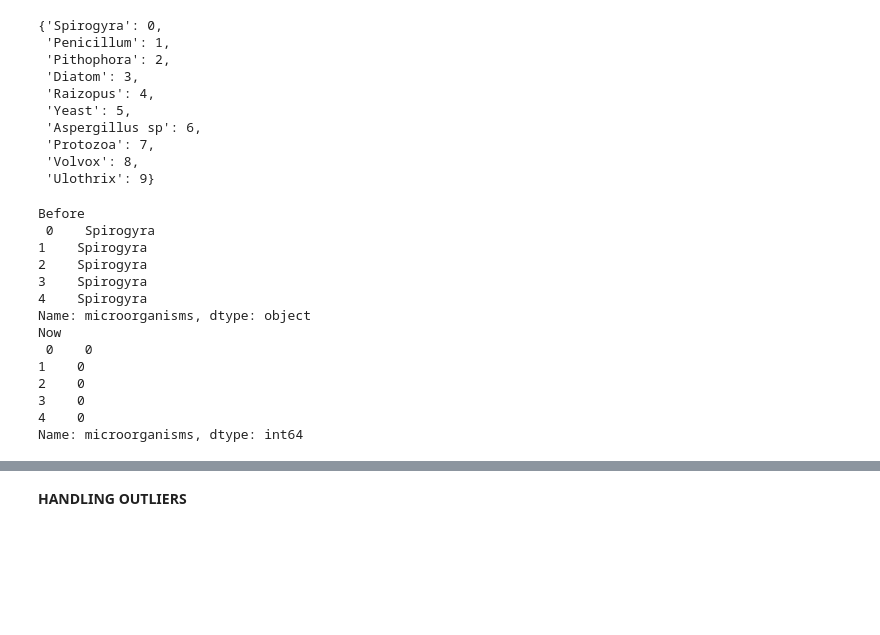
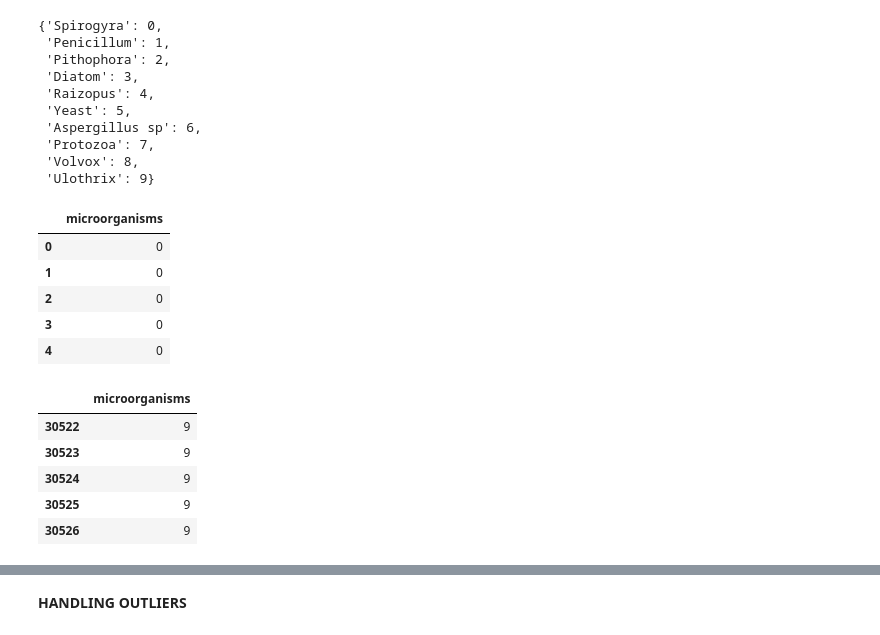
Before and after one commit to N0t10n/Microbes_classification, a Jupyter notebook: model.ipynb, the cells around one changed output, grey strips where cells are left out. Cells and saved outputs as stored; diff of their text form; code cells hidden in the pictures; blank space fills up the shorter version.

```diff
--- a/model.ipynb
+++ b/model.ipynb
@@ -82,21 +82,21 @@ labels
 # %%
 data = df.copy()
 data['microorganisms'] = data['microorganisms'].map(lambda x: labels[x])
-
-print('Before\n', df['microorganisms'].head())
-print('Now\n', data['microorganisms'].head())
-# %% [output]
-Before
- 0    Spirogyra
-1    Spirogyra
-2    Spirogyra
-3    Spirogyra
-4    Spirogyra
-Name: microorganisms, dtype: object
-Now
- 0    0
-1    0
-2    0
-3    0
-4    0
-Name: microorganisms, dtype: int64
+# %%
+data[['microorganisms']].head()
+# %% [output]
+|  | microorganisms |
+| 0 | 0 |
+| 1 | 0 |
+| 2 | 0 |
+| 3 | 0 |
+| 4 | 0 |
+# %%
+data[['microorganisms']].tail()
+# %% [output]
+|  | microorganisms |
+| 30522 | 9 |
+| 30523 | 9 |
+| 30524 | 9 |
+| 30525 | 9 |
+| 30526 | 9 |
```
Also changed, not shown: parts of 20 cells of this notebook.
